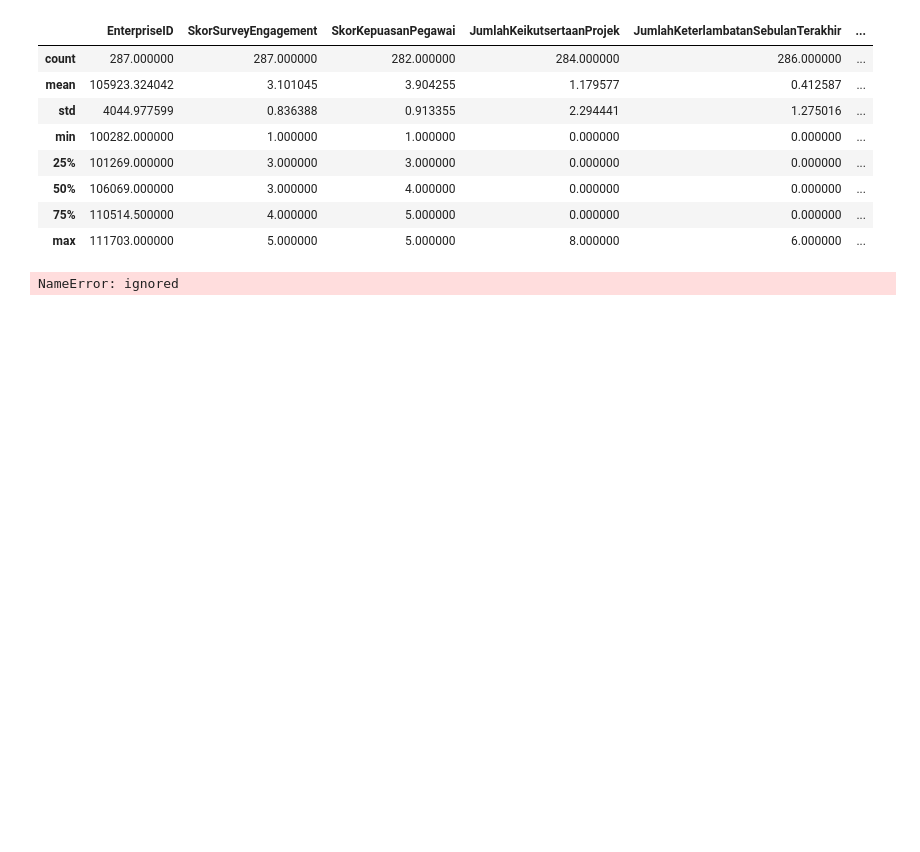
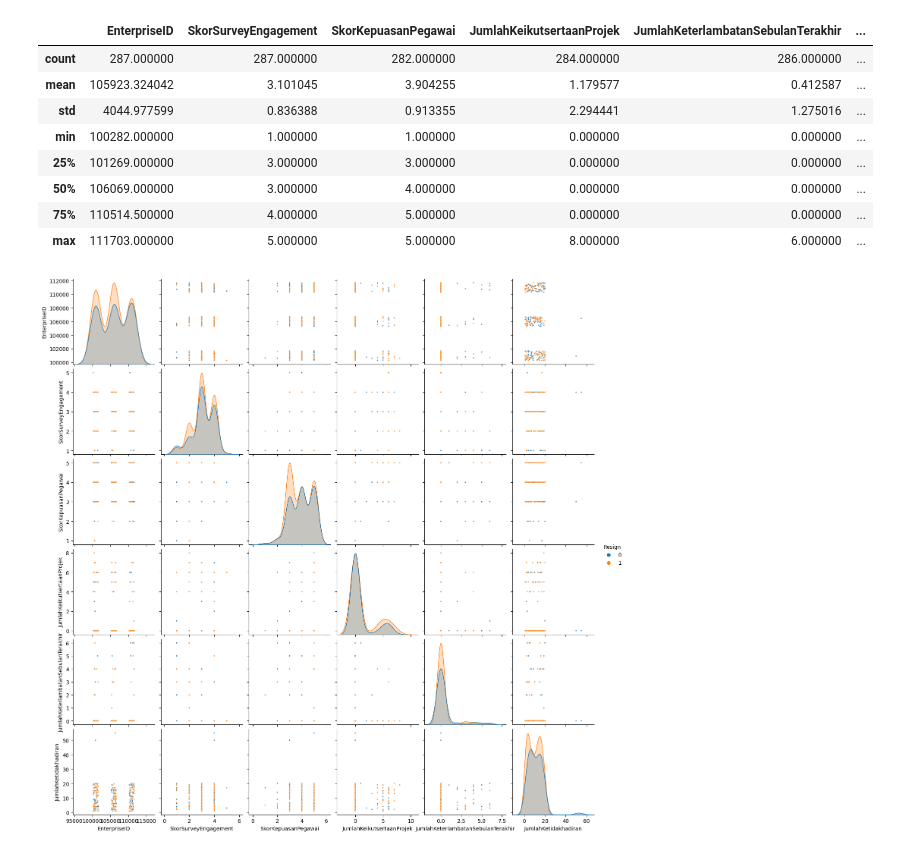
Before and after one commit to mezkymy/employee-retention, a Jupyter notebook: employee_retention.ipynb, the cells around one changed output. Drawn from its saved outputs; the diff is of its cells as text; code cells hidden in the pictures; blank space fills up the shorter version.

```diff
--- a/employee_retention.ipynb
+++ b/employee_retention.ipynb
@@ -29,0 +30,3 @@ Pada kolom `AlasanResign`, beberapa karyawan/pegawai berstatus `masih_bekerja`.
+# %%
+df['Resign'] = [0 if x == 'masih_bekerja' else 1 for x in df['AlasanResign']]
+df.head()
@@ -86,7 +105,7 @@ df.describe()
 | max | 111703.000000 | 5.000000 | 5.000000 | 8.000000 | 6.000000 | ... |
 # %%
 # show scatter plots between numerical columns
-sns.pairplot(df, plot_kws={"s": 3})
+sns.pairplot(df, hue='Resign', plot_kws={"s": 5})
 plt.show()
 # %% [output]
-NameError: ignored
+[figure, added]
```
Also changed, not shown: parts of 7 cells of this notebook.
